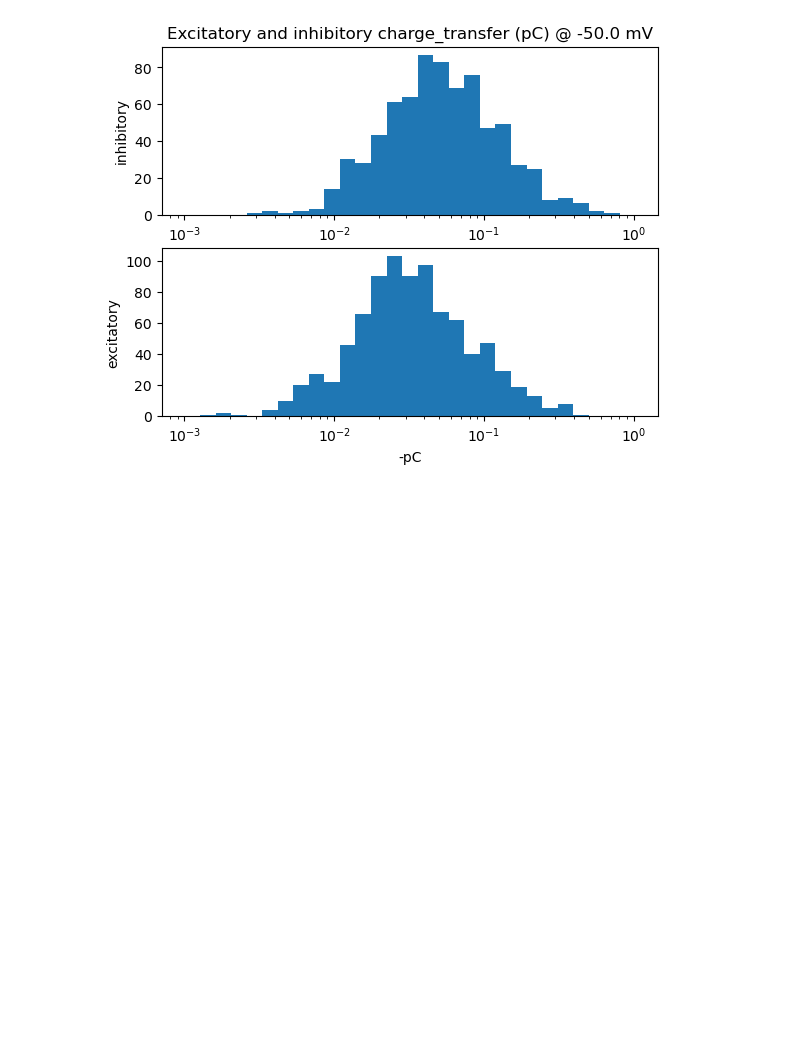
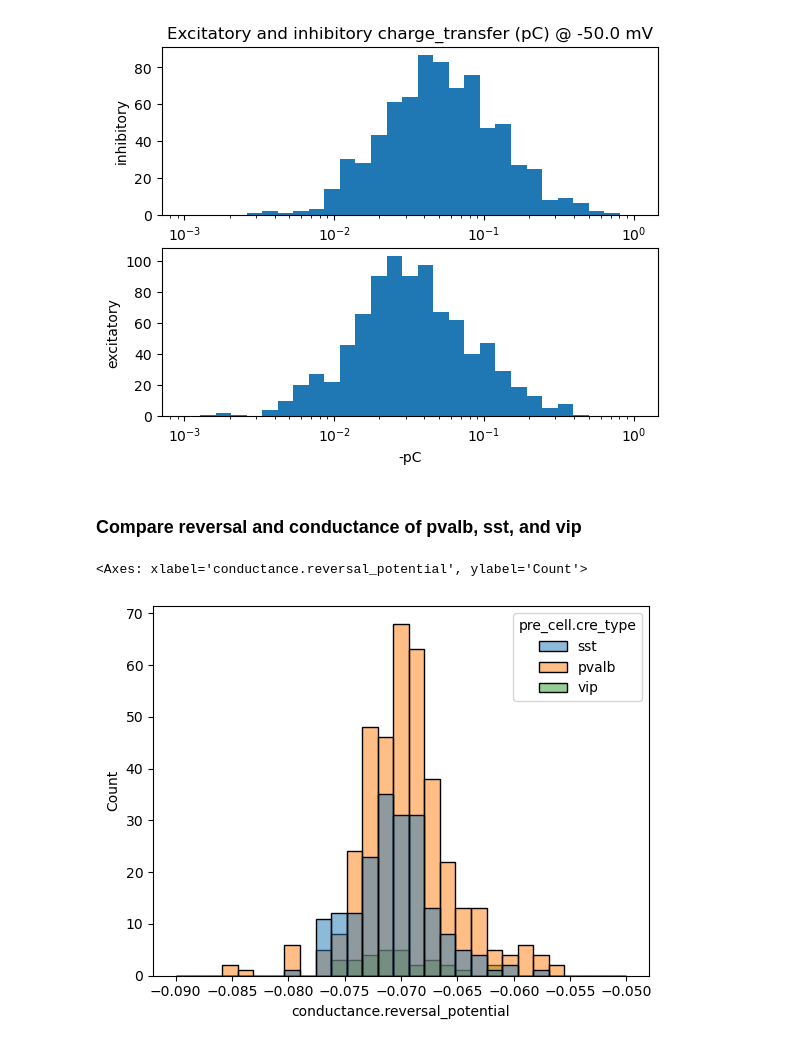
Before and after one commit to SophieW722/aisynphys, a Jupyter notebook: analyses/conductance.ipynb, the cells around one changed output. Cells and saved outputs as stored; diff of their text form; code cells hidden in the pictures; blank space fills up the shorter version.

Commit message:
update conductance JLP to 14 mV, add inhibitory analysis to notebook

```diff
--- a/analyses/conductance.ipynb
+++ b/analyses/conductance.ipynb
@@ -179,3 +186,20 @@ ax[1].set_ylabel(f'excitatory')
 # %% [output]
 Text(0, 0.5, 'excitatory')
 [figure]
+# %% [markdown]
+### Compare reversal and conductance of pvalb, sst, and vip
+# %%
+pairs = db.pair_query(
+    experiment_type='standard_multipatch',   # filter: just multipatch experiments
+    species='mouse',                         # filter: only mouse data
+    synapse=True,                            # filter: only cell pairs connected by synapse
+    synapse_type='in',                       # inhibitory synapses only
+    preload=['synapse', 'cell'],             # include extra tables that contain synapse AND cell properties
+).dataframe()
+pairs = pairs[pairs['pre_cell.cre_type'].isin(['pvalb', 'sst', 'vip'])]
+# %%
+
+seaborn.histplot(data=pairs, x='conductance.reversal_potential', hue='pre_cell.cre_type', bins=np.linspace(-90e-3, -50e-3, 30))
+# %% [output]
+<Axes: xlabel='conductance.reversal_potential', ylabel='Count'>
+[figure, added]
```
Also changed, not shown: parts of 9 cells of this notebook, 1 other file.
